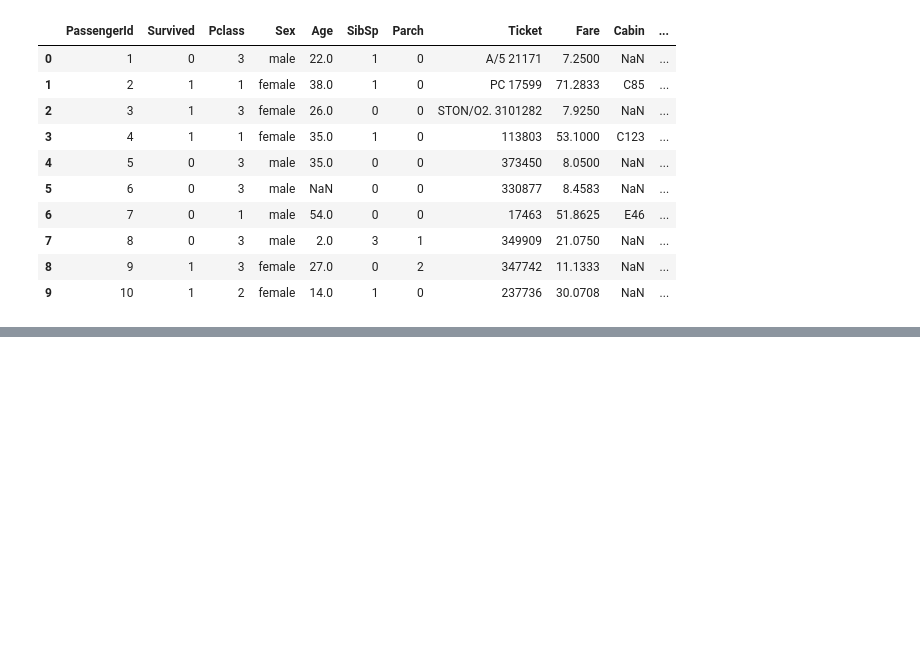
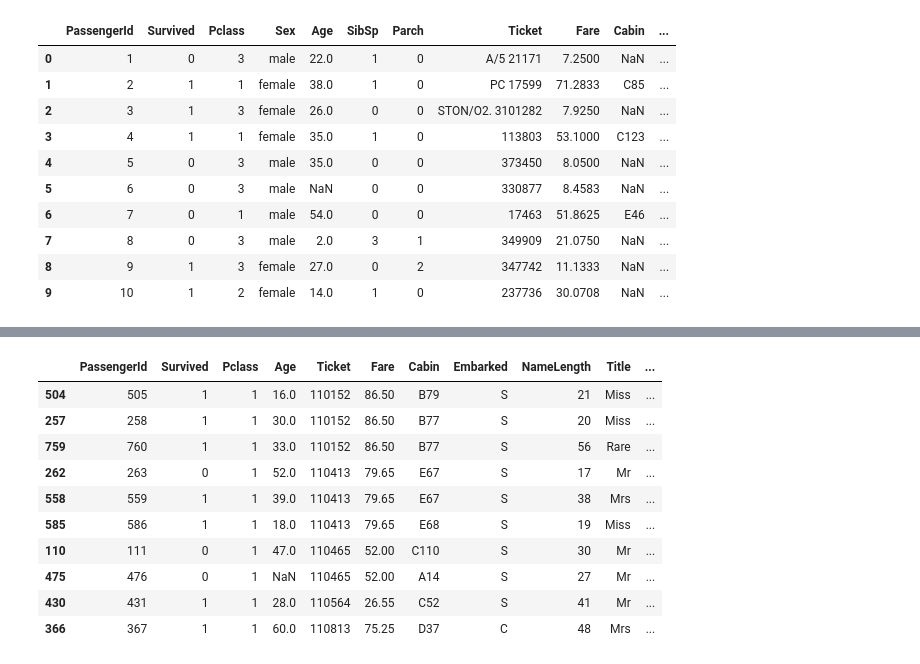
Before and after one commit to BigBangData/TitanicSurvival, a Jupyter notebook: TitanicSurvival.ipynb, the cells around one changed output, grey strips where cells are left out. Saved outputs shown, nothing was run; the diff lists cells and outputs as text; code cells hidden in the pictures; blank space fills up the shorter version.

```diff
--- a/TitanicSurvival.ipynb
+++ b/TitanicSurvival.ipynb
@@ -157,0 +171,7 @@ train.head(10)
+# %%
+train = train.drop('Sex', 1)
+# %%
+train['NumRelatives'] = train['SibSp'] + train['Parch']
+# %%
+train = train.drop('SibSp', 1)
+train = train.drop('Parch', 1)
@@ -157,0 +206,16 @@ train.head(10)
+# %%
+# testing
+sort_by_ticket = train.sort_values('Ticket')
+sort_by_ticket.head(10)
+# %% [output]
+|  | PassengerId | Survived | Pclass | Age | Ticket | Fare | Cabin | Embarked | NameLength | Title | ... |
+| 504 | 505 | 1 | 1 | 16.0 | 110152 | 86.50 | B79 | S | 21 | Miss | ... |
+| 257 | 258 | 1 | 1 | 30.0 | 110152 | 86.50 | B77 | S | 20 | Miss | ... |
+| 759 | 760 | 1 | 1 | 33.0 | 110152 | 86.50 | B77 | S | 56 | Rare | ... |
+| 262 | 263 | 0 | 1 | 52.0 | 110413 | 79.65 | E67 | S | 17 | Mr | ... |
+| 558 | 559 | 1 | 1 | 39.0 | 110413 | 79.65 | E67 | S | 38 | Mrs | ... |
+| 585 | 586 | 1 | 1 | 18.0 | 110413 | 79.65 | E68 | S | 19 | Miss | ... |
+| 110 | 111 | 0 | 1 | 47.0 | 110465 | 52.00 | C110 | S | 30 | Mr | ... |
+| 475 | 476 | 0 | 1 | NaN | 110465 | 52.00 | A14 | S | 27 | Mr | ... |
+| 430 | 431 | 1 | 1 | 28.0 | 110564 | 26.55 | C52 | S | 41 | Mr | ... |
+| 366 | 367 | 1 | 1 | 60.0 | 110813 | 75.25 | D37 | C | 48 | Mrs | ... |
```
Also changed, not shown: parts of 14 cells of this notebook.
